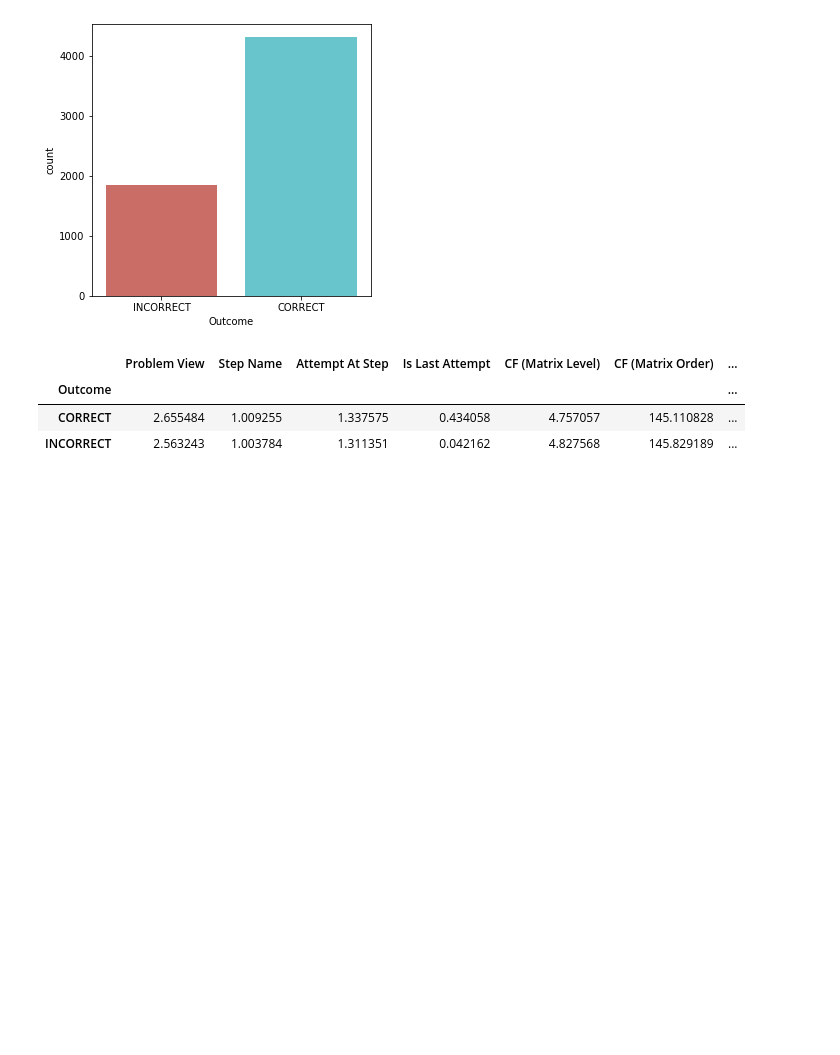
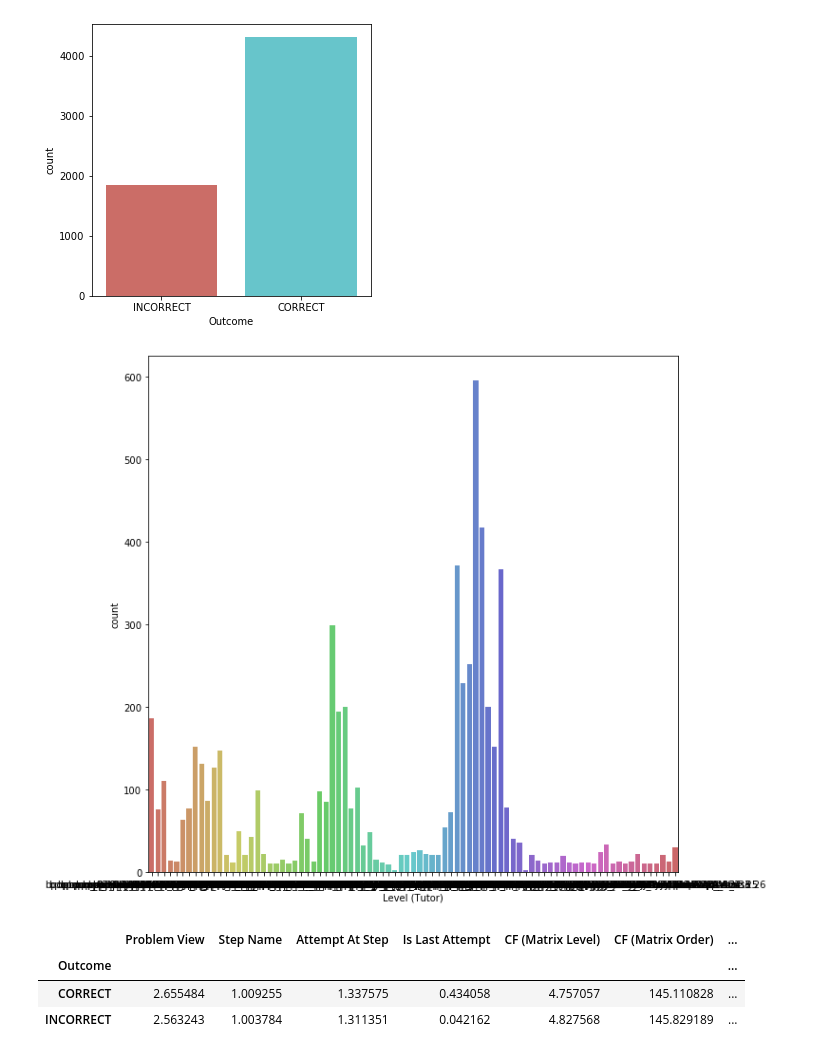
Before and after one commit to jithendaraa/RoboTutor-Analysis, a Jupyter notebook: analysis.ipynb, the cells around one changed output. Saved outputs shown, nothing was run; the diff lists cells and outputs as text; code cells hidden in the pictures; blank space fills up the shorter version.

```diff
--- a/analysis.ipynb
+++ b/analysis.ipynb
@@ -380,6 +355,12 @@ sns.countplot(x='Outcome', data=bpop_math_df, palette='hls')
 plt.show()
 # %% [output]
 [figure]
+# %%
+plt.rcParams['figure.figsize'] = (10, 10)
+sns.countplot(x='Level (Tutor)', data=bpop_math_df, palette='hls')
+plt.show()
+# %% [output]
+[figure, added]
 # %%
 bpop_math_df.groupby('Outcome').mean()
 # %% [output]
```
Also changed, not shown: parts of 18 cells of this notebook.
